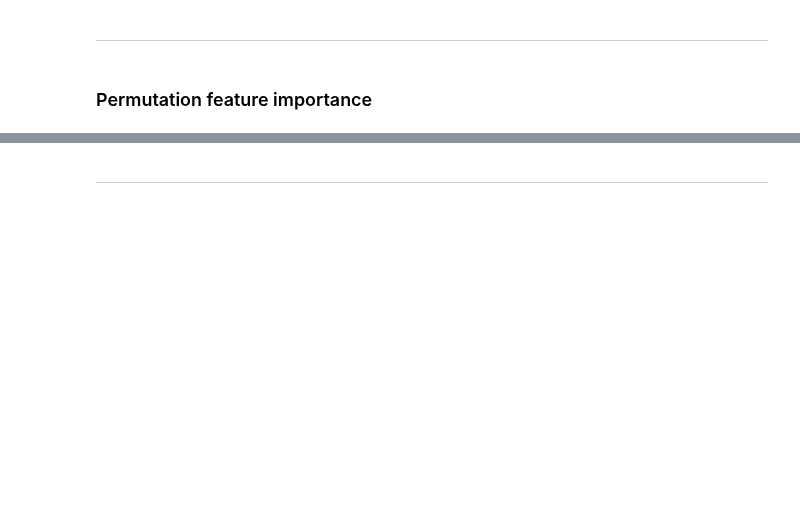
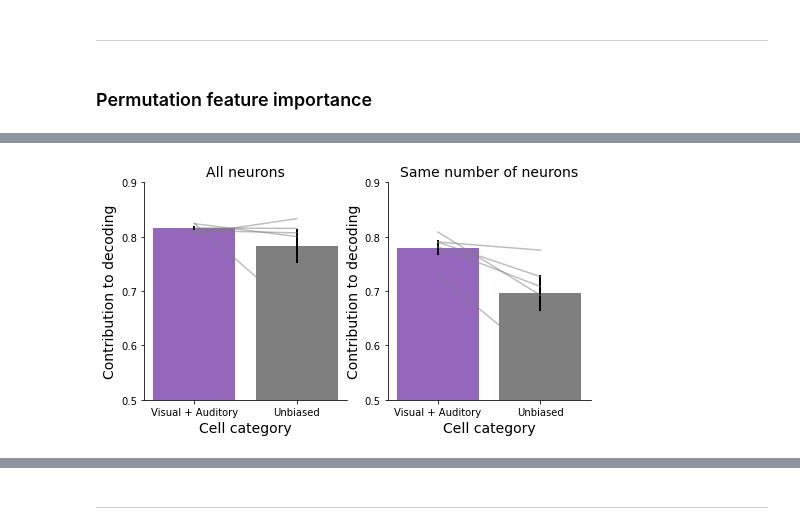
Before and after one commit to heung10/multimodal-object-recognition, a Jupyter notebook: neural/7.1. SVM Population decoding.ipynb, the cells around one changed output, grey strips where cells are left out. Saved outputs shown, nothing was run; the diff lists cells and outputs as text; code cells hidden in the pictures; blank space fills up the shorter version.

```diff
--- a/neural/7.1. SVM Population decoding.ipynb
+++ b/neural/7.1. SVM Population decoding.ipynb
@@ -565,21 +587 @@ def permutation_feature_importance(df, model, rat, kfold, num_trial, bin_size, t
     return result
-# %%
-%%time
-
-svm_real = np.zeros((len(rat_list),6,6))
-svm_real2 = np.zeros((len(rat_list),6,6))
-svm_real3 = np.zeros((len(rat_list),6,6))
-
-for i,rat in enumerate(rat_list):
-    loop_start = time.time()
-
-    rat_result= Parallel(n_jobs=-1)(delayed(permutation_feature_importance)(df2, final_model, rat, kfold, num_trial, bin_size, 9) for j in range(num_iter))
-    rat_result_mean = np.sum(rat_result,axis=0)/(num_iter*kfold)
-
-    svm_real[i,:,:] = rat_result_mean[0,:,:]
-    svm_real2[i,:,:] = rat_result_mean[1,:,:]
-    svm_real3[i,:,:] = rat_result_mean[2,:,:]
-
-    loop_end = time.time()
-    loop_time = divmod(loop_end-loop_start,60)
-    print(f'LE{rat} completed /// Elapsed time: {int(loop_time[0])} min {loop_time[1]:.2f} sec')
@@ -620,0 +611,58 @@ plt.tight_layout()
+# %%
+np_path = save_path / 'all conditions' / 'permutation feature importance'
+load_date = '2023-08-01'
+
+perm_same = np.load(np_path / f'{load_date}_{bin_size*10}ms_{9}bins_{num_iter}iter_same.npy')
+perm_all = np.load(np_path / f'{load_date}_{bin_size*10}ms_{9}bins_{num_iter}iter_all.npy')
+
+perm_same_result = np.zeros((5,2))
+for i in range(5):
+    perm_same_result[i,0] = 1-np.trace(perm_same[0,i,:,:])
+    perm_same_result[i,1] = 1-np.trace(perm_same[1,i,:,:])
+
+perm_all_result = np.zeros((5,2))
+for i in range(5):
+    perm_all_result[i,0] = 1-np.trace(perm_all[0,i,:,:])
+    perm_all_result[i,1] = 1-np.trace(perm_all[1,i,:,:])
+
+fig, ax = plt.subplots(1,2, figsize=(8,4))
+
+x = ['Visual + Auditory','Unbiased']
+
+y1 = [np.mean(perm_all_result[:,0]), np.mean(perm_all_result[:,1])]
+y_err1 = [stats.sem(perm_all_result[:,0]), stats.sem(perm_all_result[:,1])]
+
+y2 = [np.mean(perm_same_result[:,0]), np.mean(perm_same_result[:,1])]
+y_err2 = [stats.sem(perm_same_result[:,0]), stats.sem(perm_same_result[:,1])]
+
+ax[0].bar(x,y1, color=['tab:purple', 'tab:gray'])
+ax[0].errorbar(x, y1, yerr=y_err1, fmt='none', color='black', linewidth=2)
+for i in range(5):
+    ax[0].plot([perm_all_result[i,0], perm_all_result[i,1]], color='tab:gray', alpha=0.5)
+
+ax[1].bar(x,y2, color=['tab:purple', 'tab:gray'])
+ax[1].errorbar(x, y2, yerr=y_err2, fmt='none', color='black', linewidth=2)
+for i in range(5):
+    ax[1].plot([perm_same_result[i,0], perm_same_result[i,1]], color='tab:gray', alpha=0.5)
+
+t = ['All neurons', 'Same number of neurons']
+for i in range(2):
+    ax[i].set_yticks(np.arange(0.5, 1, 0.1))
+    ax[i].set_ylim([0.5, 0.9])
+    ax[i].set_title(t[i], fontsize=14)
+    ax[i].set_xlabel('Cell category', fontsize=14)
+    ax[i].set_ylabel('Contribution to decoding', fontsize=14)
+
+plt.savefig(fig_path / 'svg' / 'all_cond_perm_importance_bar.svg')
+plt.show()
+
+ttest_all = pg.ttest(perm_all_result[:,0], perm_all_result[:,1], paired=True)
+print('============== Paired t-test (all neurons) ==============')
+print(ttest_all)
+print('')
+
+ttest_same = pg.ttest(perm_same_result[:,0], perm_same_result[:,1], paired=True)
+print('========= Paired t-test (same number of neurons) =========')
+print(ttest_same)
+# %% [output]
+[figure, added]
```
Also changed, not shown: parts of 16 cells of this notebook.
